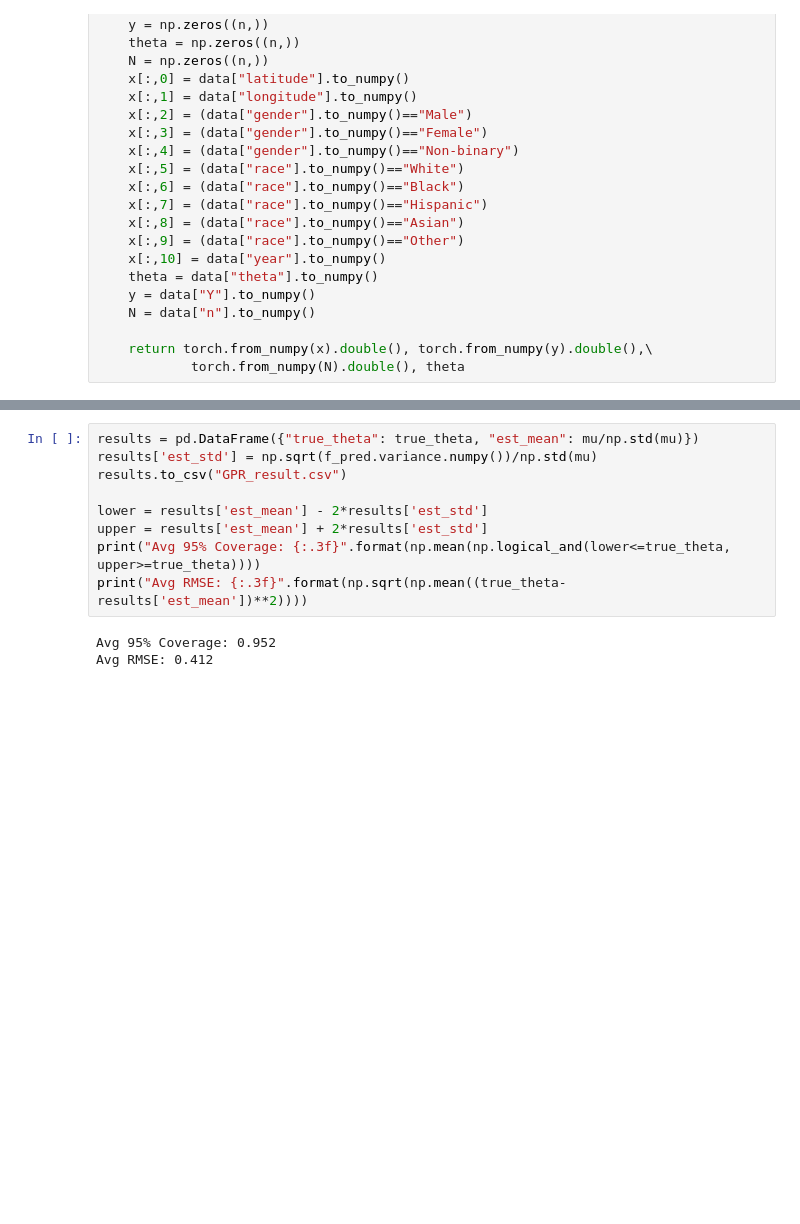
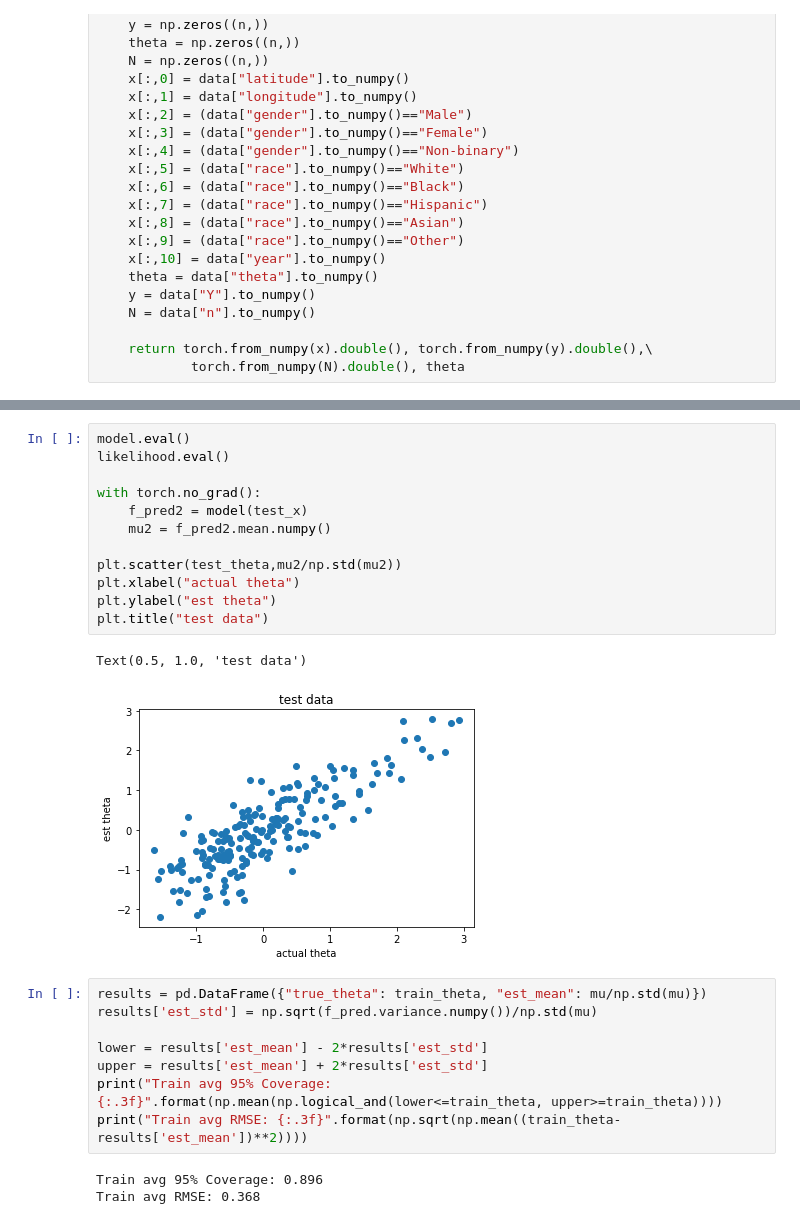
Before and after one commit to yahoochen97/GP_gradient, a Jupyter notebook: GPR/synthetic_datgen.ipynb, the cells around one changed output, grey strips where cells are left out. Saved outputs shown, nothing was run; the diff lists cells and outputs as text; blank space fills up the shorter version.

```diff
--- a/GPR/synthetic_datgen.ipynb
+++ b/GPR/synthetic_datgen.ipynb
@@ -200,12 +205,26 @@ Text(0, 0.5, 'est theta')
+# %%
+model.eval()
+likelihood.eval()
+
+with torch.no_grad():
+    f_pred2 = model(test_x)
+    mu2 = f_pred2.mean.numpy()
+
+plt.scatter(test_theta,mu2/np.std(mu2))
+plt.xlabel("actual theta")
+plt.ylabel("est theta")
+plt.title("test data")
+# %% [output]
+Text(0.5, 1.0, 'test data')
+[figure, added]
 # %%
-results = pd.DataFrame({"true_theta": true_theta, "est_mean": mu/np.std(mu)})
+results = pd.DataFrame({"true_theta": train_theta, "est_mean": mu/np.std(mu)})
 results['est_std'] = np.sqrt(f_pred.variance.numpy())/np.std(mu)
-results.to_csv("GPR_result.csv")
 
 lower = results['est_mean'] - 2*results['est_std']
 upper = results['est_mean'] + 2*results['est_std']
-print("Avg 95% Coverage: {:.3f}".format(np.mean(np.logical_and(lower<=true_theta, upper>=true_theta))))
-print("Avg RMSE: {:.3f}".format(np.sqrt(np.mean((true_theta-results['est_mean'])**2))))
+print("Train avg 95% Coverage: {:.3f}".format(np.mean(np.logical_and(lower<=train_theta, upper>=train_theta))))
+print("Train avg RMSE: {:.3f}".format(np.sqrt(np.mean((train_theta-results['est_mean'])**2))))
 # %% [output]
-Avg 95% Coverage: 0.952
-Avg RMSE: 0.412
+Train avg 95% Coverage: 0.896
+Train avg RMSE: 0.368
```
Also changed, not shown: parts of 6 cells of this notebook.
